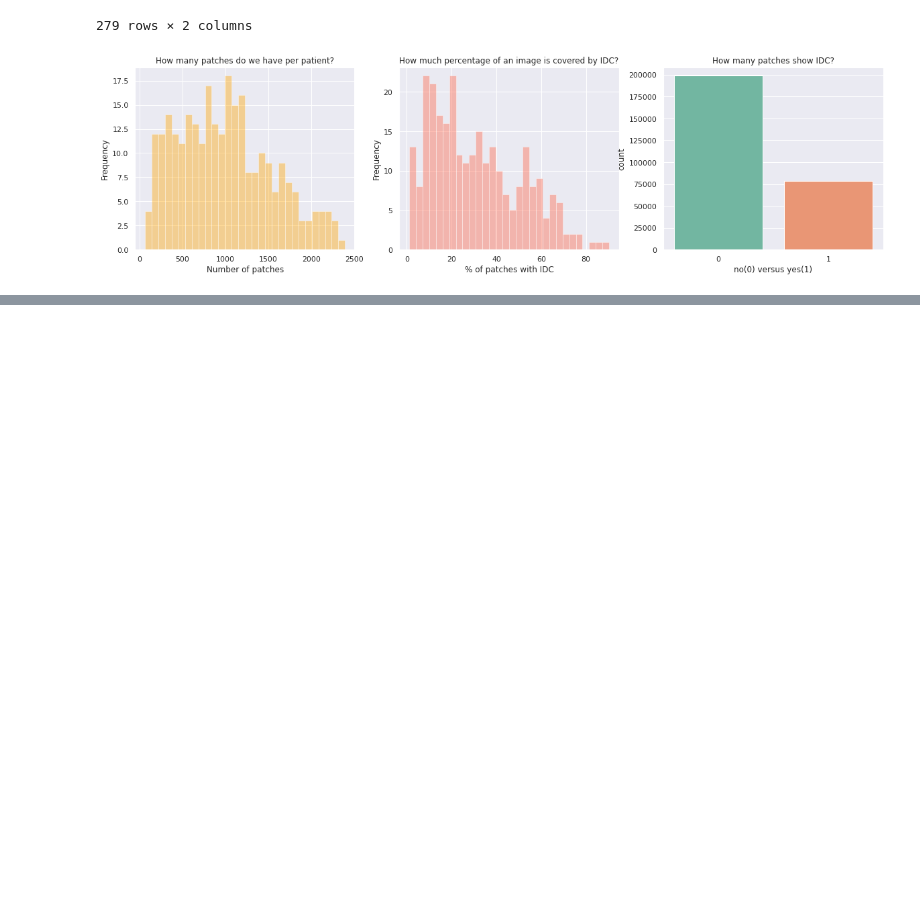
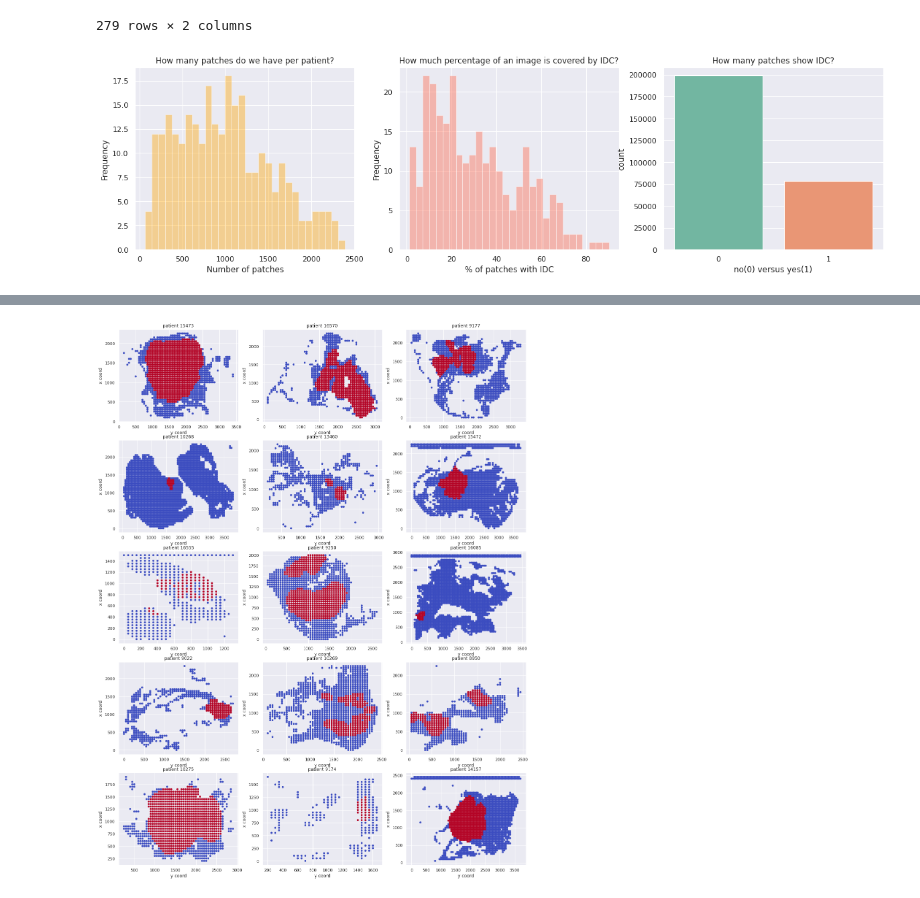
Before and after one commit to Salvoaf/BreastCancerClassification, a Jupyter notebook: 1. AnalyzeDataset.ipynb, the cells around one changed output, grey strips where cells are left out. Cells and saved outputs as stored; diff of their text form; code cells hidden in the pictures; blank space fills up the shorter version.

```diff
--- a/1. AnalyzeDataset.ipynb
+++ b/1. AnalyzeDataset.ipynb
@@ -159,0 +193,30 @@ plt.show()
+# %%
+def extract_coords(df):
+    coord = df.path.str.rsplit("_", n=4, expand=True)
+    coord = coord.drop([0, 1, 4], axis=1)
+    coord = coord.rename({2: "x", 3: "y"}, axis=1)
+    coord.loc[:, "x"] = coord.loc[:,"x"].str.replace("x", "", case=False).astype(np.int)
+    coord.loc[:, "y"] = coord.loc[:,"y"].str.replace("y", "", case=False).astype(np.int)
+    df.loc[:, "x"] = coord.x.values
+    df.loc[:, "y"] = coord.y.values
+    return df
+
+def get_cancer_dataframe(patient_id, cancer_id):
+    path = base_path + patient_id + "/" + cancer_id  #entro nella cartella nonché la classe(cancer_id) del paziente patient_id
+    files = listdir(path) # ho tutte le patch
+    dataframe = pd.DataFrame(files, columns=["filename"])
+    path_names = path + "/" + dataframe.filename.values
+    dataframe = dataframe.filename.str.rsplit("_", n=4, expand=True)
+    dataframe.loc[:, "target"] = np.int(cancer_id)
+    dataframe.loc[:, "path"] = path_names
+    dataframe = dataframe.drop([0, 1, 4], axis=1)
+    dataframe = dataframe.rename({2: "x", 3: "y"}, axis=1)
+    dataframe.loc[:, "x"] = dataframe.loc[:,"x"].str.replace("x", "", case=False).astype(np.int)
+    dataframe.loc[:, "y"] = dataframe.loc[:,"y"].str.replace("y", "", case=False).astype(np.int)
+    return dataframe
+
+def get_patient_dataframe(patient_id):
+    df_0 = get_cancer_dataframe(patient_id, "0")
+    df_1 = get_cancer_dataframe(patient_id, "1")
+    patient_df = df_0.append(df_1)
+    return patient_df
@@ -159,0 +237,16 @@ plt.show()
+# %%
+fig, ax = plt.subplots(5,3,figsize=(20, 27))
+
+patient_ids = data.patient_id.unique()
+
+for n in range(5):
+    for m in range(3):
+        patient_id = patient_ids[m + 3*n]
+        example_df = get_patient_dataframe(patient_id)
+
+        ax[n,m].scatter(example_df.x.values, example_df.y.values, c=example_df.target.values, cmap="coolwarm", s=20);
+        ax[n,m].set_title("patient " + patient_id)
+        ax[n,m].set_xlabel("y coord")
+        ax[n,m].set_ylabel("x coord")
+# %% [output]
+[figure, added]
```
Also changed, not shown: parts of 8 cells of this notebook.
